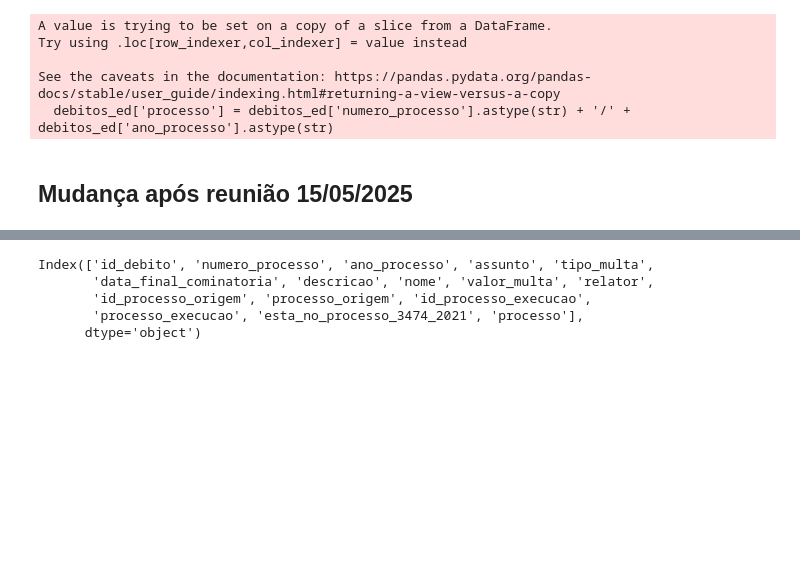
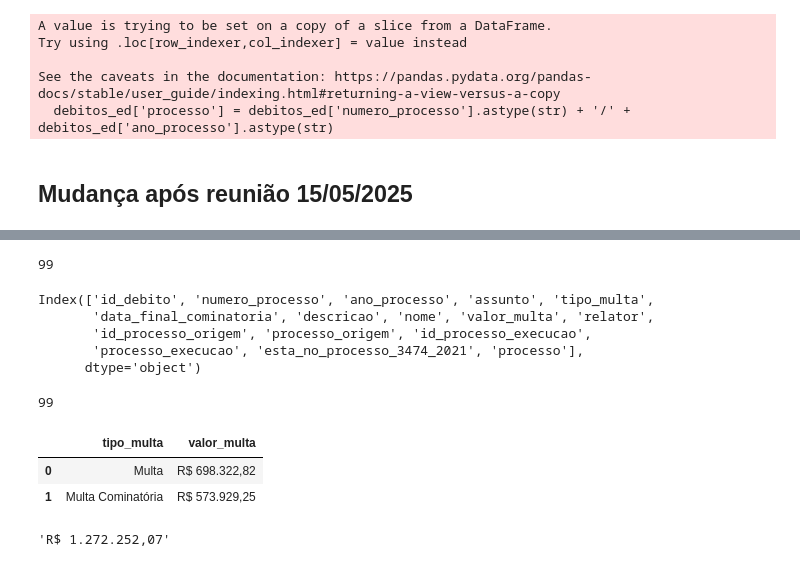
Before and after one commit to eduardoplima/ccd, a Jupyter notebook: scripts/lab_nereu.ipynb, the cells around one changed output, grey strips where cells are left out. Drawn from its saved outputs; the diff is of its cells as text; code cells hidden in the pictures; blank space fills up the shorter version.

```diff
--- a/scripts/lab_nereu.ipynb
+++ b/scripts/lab_nereu.ipynb
@@ -188,7 +207,7 @@ def in_processo_3474_2021(processo):
     return 'SIM' if len(df_planilha[df_planilha['processo'].isin([processo])]) else 'NÃO'
 
 debitos_ed['esta_no_processo_3474_2021'] = debitos_ed['processo_origem'].apply(in_processo_3474_2021)
-debitos_ed['valor_multa'] = debitos_ed['valor_multa'].apply(lambda x: locale.currency(x, grouping=True, symbol=False))
+#debitos_ed['valor_multa'] = debitos_ed['valor_multa'].apply(lambda x: locale.currency(x, grouping=True, symbol=False))
 debitos_ed['data_final_cominatoria'] = pd.to_datetime(debitos_ed['data_final_cominatoria']).dt.strftime('%d/%m/%Y')
 # %% [output]
 A value is trying to be set on a copy of a slice from a DataFrame.
@@ -338,3 +332,7 @@ processos_fora
+# %%
+len(processos_fora)
+# %% [output]
+99
 # %%
 fora_processo_dap.columns
 # %% [output]
@@ -347,3 +345,19 @@ Index(['id_debito', 'numero_processo', 'ano_processo', 'assunto', 'tipo_multa',
 tab_fora = fora_processo_dap[['id_debito', 'processo_origem', 'processo_execucao', 'tipo_multa', 'valor_multa', 'data_final_cominatoria']]
 # %%
 tab_fora.to_excel('docs/debitos_fora_processo_dap.xlsx', index=False)
+# %%
+len(fora_processo_dap)
+# %% [output]
+99
+# %%
+tab_tmp = fora_processo_dap.groupby('tipo_multa').valor_multa.sum().reset_index().sort_values('valor_multa', ascending=False)
+tab_tmp['valor_multa'] = tab_tmp['valor_multa'].apply(lambda x: locale.currency(x, grouping=True, symbol=True))
+tab_tmp
+# %% [output]
+|  | tipo_multa | valor_multa |
+| 0 | Multa | R$ 698.322,82 |
+| 1 | Multa Cominatória | R$ 573.929,25 |
+# %%
+locale.currency(fora_processo_dap.valor_multa.sum(), grouping=True, symbol=True)
+# %% [output]
+'R$ 1.272.252,07'
```
Also changed, not shown: parts of 6 cells of this notebook, 4 other files.
